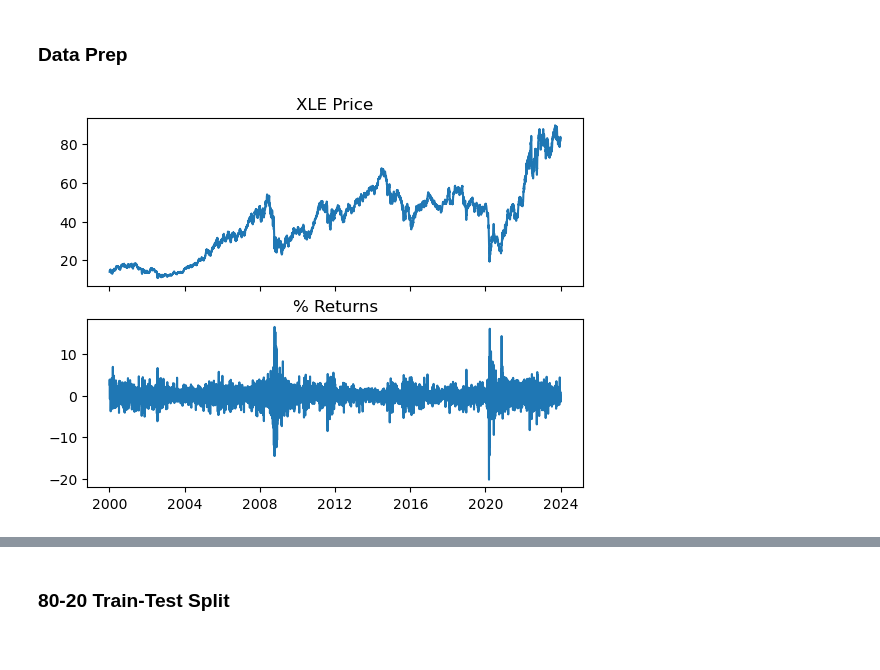
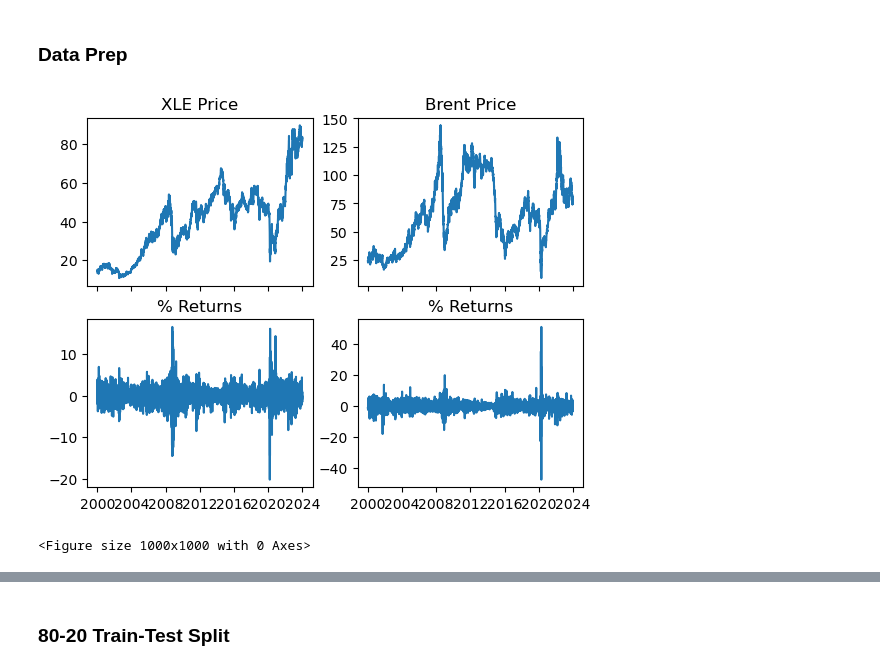
Before and after one commit to siruiliu-code/GARCH-X-Volatility-Modelling-with-Equity-Options-Trading, a Jupyter notebook: XLE_garch.ipynb, the cells around one changed output, grey strips where cells are left out. Drawn from its saved outputs; the diff is of its cells as text; code cells hidden in the pictures.

```diff
--- a/XLE_garch.ipynb
+++ b/XLE_garch.ipynb
@@ -36,16 +36,23 @@ XLE = XLE.dropna()
 # %%
 brent = pd.read_csv("brent.csv", index_col=0)
 brent.index = pd.to_datetime(brent.index, dayfirst=True)
-brent = brent.replace(".", np.nan).fillna(method="ffill")
-brent_returns = brent.astype(float).pct_change()*100
+brent = brent.replace(".", np.nan).dropna()
+brent = brent.astype(float)
+brent_returns = brent.pct_change()*100
 brent_returns = brent_returns.dropna()
 # %%
-fig, axs = plt.subplots(2, sharex=True)
-axs[0].plot(XLE["Adj Close"])
-axs[0].set_title("XLE Price")
-axs[1].plot(XLE["Pct Returns"])
-axs[1].set_title(r"% Returns")
+fig, axs = plt.subplots(2,2, sharex='col')
+plt.figure(figsize=(10,10))
+axs[0,0].plot(XLE["Adj Close"])
+axs[0,0].set_title("XLE Price")
+axs[1,0].plot(XLE["Pct Returns"])
+axs[1,0].set_title(r"% Returns")
+axs[0,1].plot(brent["Price"])
+axs[0,1].set_title("Brent Price")
+axs[1,1].plot(brent_returns)
+axs[1,1].set_title(r"% Returns")
 
 plt.show()
 # %% [output]
-[figure, old version]
+[figure, new version]
+<Figure size 1000x1000 with 0 Axes>
```
Also changed, not shown: parts of 49 cells of this notebook.
